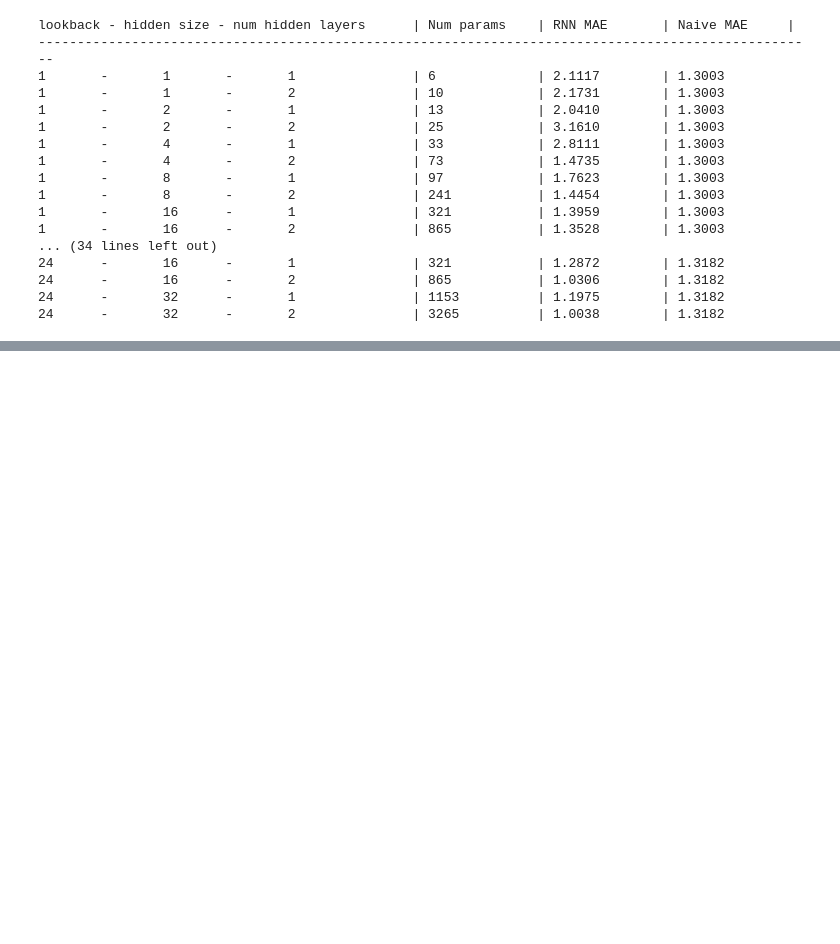
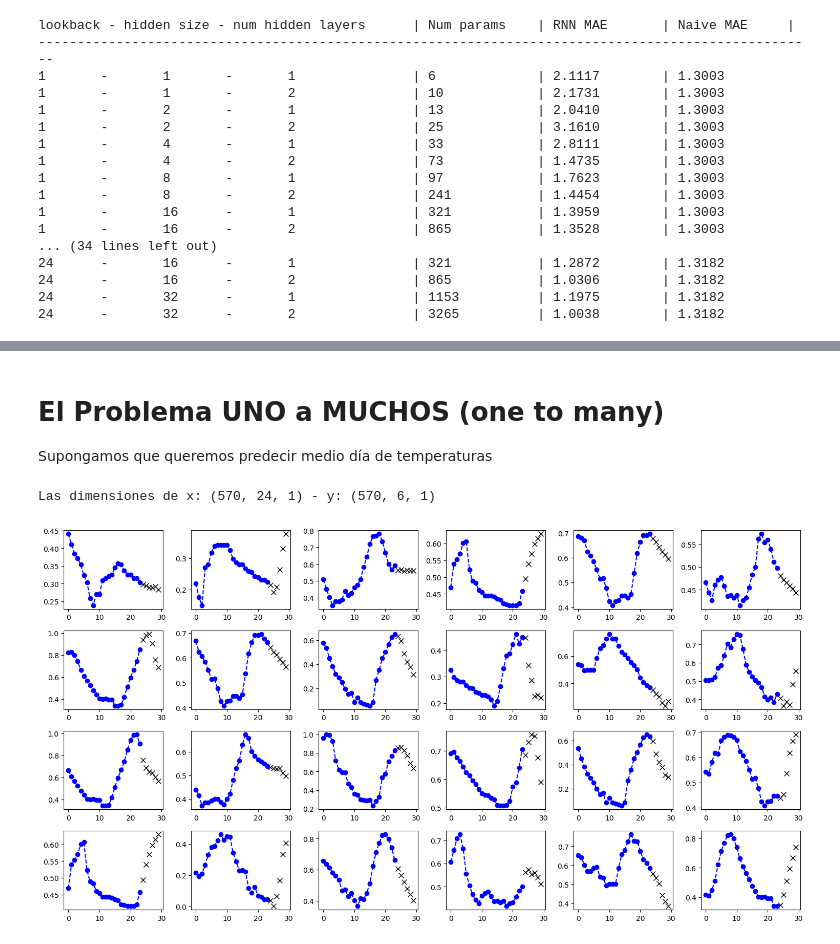
Before and after one commit to sebastlop/series-temporales-machine-learning, a Jupyter notebook: Apuntes/Tema-6/Tema-6.2.1-rnn.ipynb, the cells around one changed output, grey strips where cells are left out. Cells and saved outputs as stored; diff of their text form; code cells hidden in the pictures; blank space fills up the shorter version.

```diff
--- a/Apuntes/Tema-6/Tema-6.2.1-rnn.ipynb
+++ b/Apuntes/Tema-6/Tema-6.2.1-rnn.ipynb
@@ -352,0 +456,4 @@ rnn_MAE = mean_absolute_error(testy,predicted)
+# %% [markdown]
+# El Problema UNO a MUCHOS (one to many)
+
+Supongamos que queremos predecir medio día de temperaturas
@@ -352,0 +500,15 @@ rnn_MAE = mean_absolute_error(testy,predicted)
+# %%
+pipe = DataPipeline(train, lookback=24, horizon=6)
+print(f'Las dimensiones de x: {pipe.train_x.shape} - y: {pipe.train_y.shape}')
+# %% [output]
+Las dimensiones de x: (570, 24, 1) - y: (570, 6, 1)
+# %%
+fig, axs = plt.subplots(4,6, figsize = (15,8))
+for i in range(4):
+    for j in range(6):
+        idx = np.random.randint(0, pipe.train_x.shape[0])
+        axs[i,j].plot(np.arange(24),pipe.train_x[idx].reshape(-1), 'bo--', label = 'X')
+        axs[i,j].plot(np.arange(24,30), pipe.train_y[idx].reshape(-1), 'kx', ms = 7, label = 'Y')
+fig.tight_layout()
+# %% [output]
+[figure, added]
```
Also changed, not shown: parts of 7 cells of this notebook.
